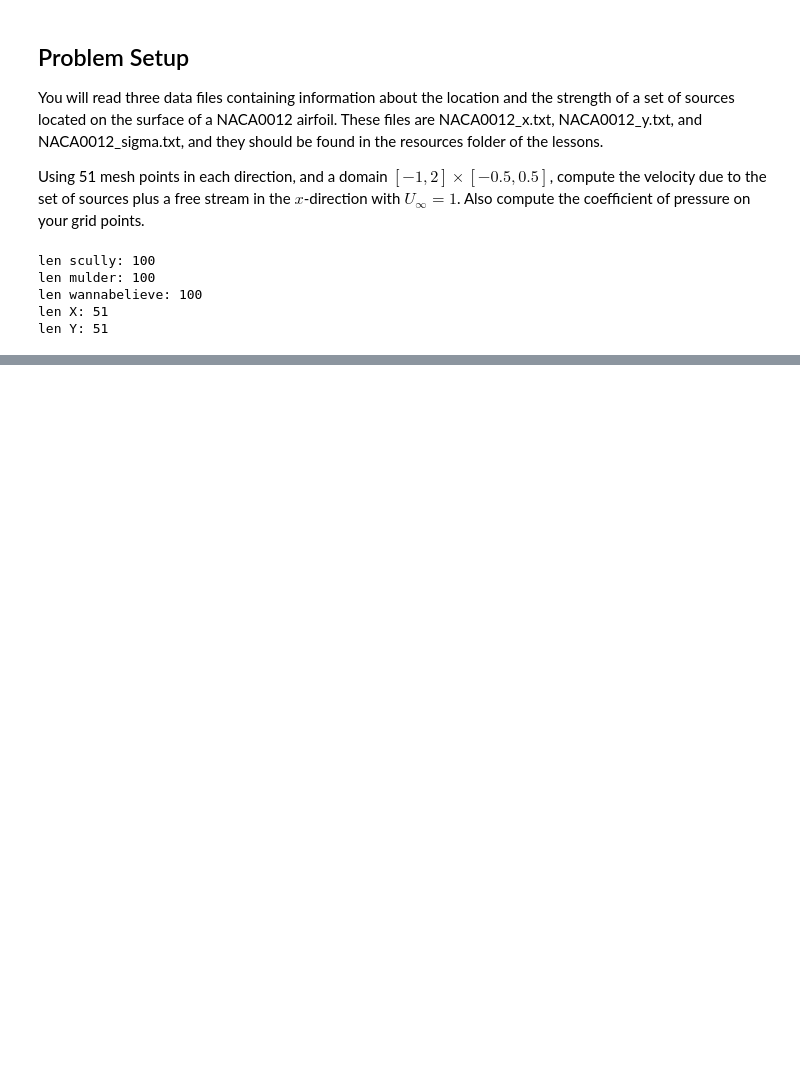
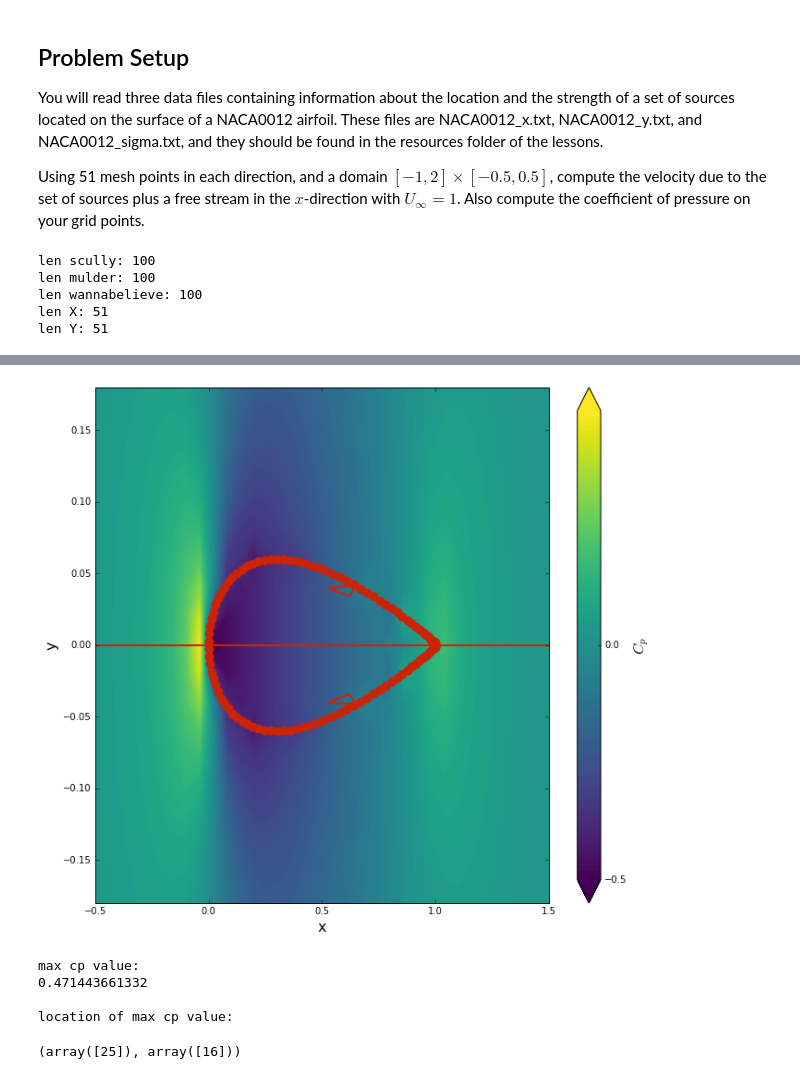
Before and after one commit to lpgleaves/mae6226-workspace, a Jupyter notebook: assignments/assignment-01.ipynb, the cells around one changed output, grey strips where cells are left out. Cells and saved outputs as stored; diff of their text form; code cells hidden in the pictures; blank space fills up the shorter version.

```diff
--- a/assignments/assignment-01.ipynb
+++ b/assignments/assignment-01.ipynb
@@ -116,0 +150,30 @@ pyplot.scatter(scully,mulder,color='red',s=80,marker='o')
+# %%
+# compute the pressure coefficient field
+cp = 1.0 - (u**2 + v**2)/u_inf**2
+
+# plot cp field
+size = 10
+pyplot.figure(figsize=(1.1*size, size))
+pyplot.xlabel('x', fontsize=16)
+pyplot.ylabel('y', fontsize=16)
+pyplot.xlim(min(scully)-0.5, max(scully)+0.5)
+pyplot.ylim(-0.18, 0.18)
+contf = pyplot.contourf(X, Y, cp, levels=numpy.linspace(-0.5, 0.5, 100), extend='both',cmap='viridis')
+cbar = pyplot.colorbar(contf)
+cbar.set_label('$C_p$',fontsize=16)
+cbar.set_ticks([-1.0, -0.5, 0.0, 1.0])
+pyplot.scatter(scully, mulder, color='#CD2305', s=80, marker='o')
+pyplot.contour(X, Y, psi, levels=[0.], colors='#CD2305', linewidths=2, linestyles='solid');
+# %% [output]
+[figure, added]
+# %%
+value = numpy.amax(cp)
+print('max cp value: \n' + str(value))
+print('\nlocation of max cp value: ')
+numpy.where(cp==value)
+# %% [output]
+max cp value:
+0.471443661332
+
+location of max cp value:
+(array([25]), array([16]))
```
Also changed, not shown: parts of 4 cells of this notebook.
